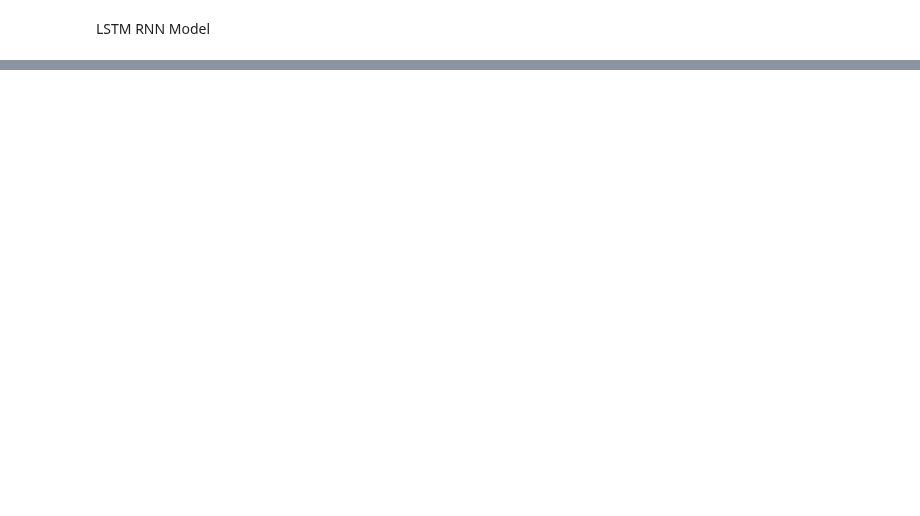
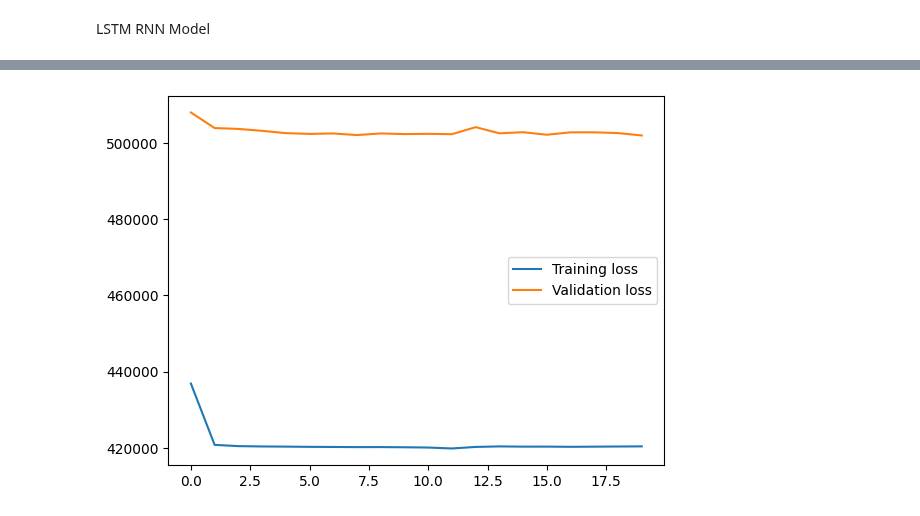
Before and after one commit to lieric90/Store-Sales, a Jupyter notebook: Store Sales Predictions/store_sale_predictions.ipynb, the cells around one changed output, grey strips where cells are left out. Drawn from its saved outputs; the diff is of its cells as text; code cells hidden in the pictures; blank space fills up the shorter version.

```diff
--- a/Store Sales Predictions/store_sale_predictions.ipynb
+++ b/Store Sales Predictions/store_sale_predictions.ipynb
@@ -409,7 +411,7 @@ scale data
 # %%
 numerical_col_index = [2,3,4,5,6,7,8,9,10,11]
 
-scaler = StandardScaler()
+scaler = RobustScaler()
 
 # Fit the scaler on your data and transform it
 x_train[:, numerical_col_index] = scaler.fit_transform(x_train[:, numerical_col_index])
@@ -445,10 +452,11 @@ LSTM RNN Model
 # %%
 model = Sequential()
 
-model.add(LSTM(32, activation = "relu", return_sequences = True))
+model.add(LSTM(units = 32, activation = "relu", input_shape = (x_train.shape[1], x_train.shape[2]), return_sequences = True))
 model.add(BatchNormalization())
 model.add(Dropout(0.2))
-model.add(Dense(1, activation='relu'))
+model.add(Dense(units = 1, activation='relu'))
 # %%
-model.compile(optimizer='adam', loss='mean_squared_error')
-model.fit(x_train_reshaped, y_train_reshaped, epochs=50, batch_size=16, validation_split=0.1)
+model.compile(optimizer='adam', loss='mse')
+model.summary()
+history = model.fit(x_train, y_train, epochs=20, batch_size=16, validation_split=0.1)
@@ -454,0 +481,7 @@ model.fit(x_train_reshaped, y_train_reshaped, epochs=50, batch_size=16, validati
+# %%
+plt.plot(history.history['loss'], label = "Training loss")
+plt.plot(history.history['val_loss'], label = "Validation loss")
+plt.legend()
+plt.show()
+# %% [output]
+[figure, added]
```
Also changed, not shown: parts of 6 cells of this notebook.
